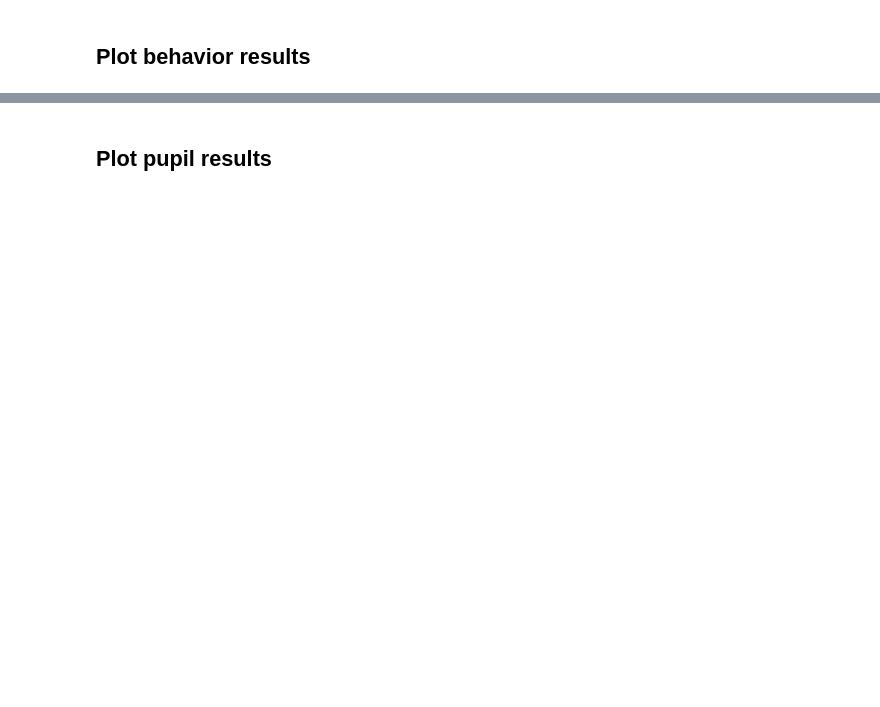
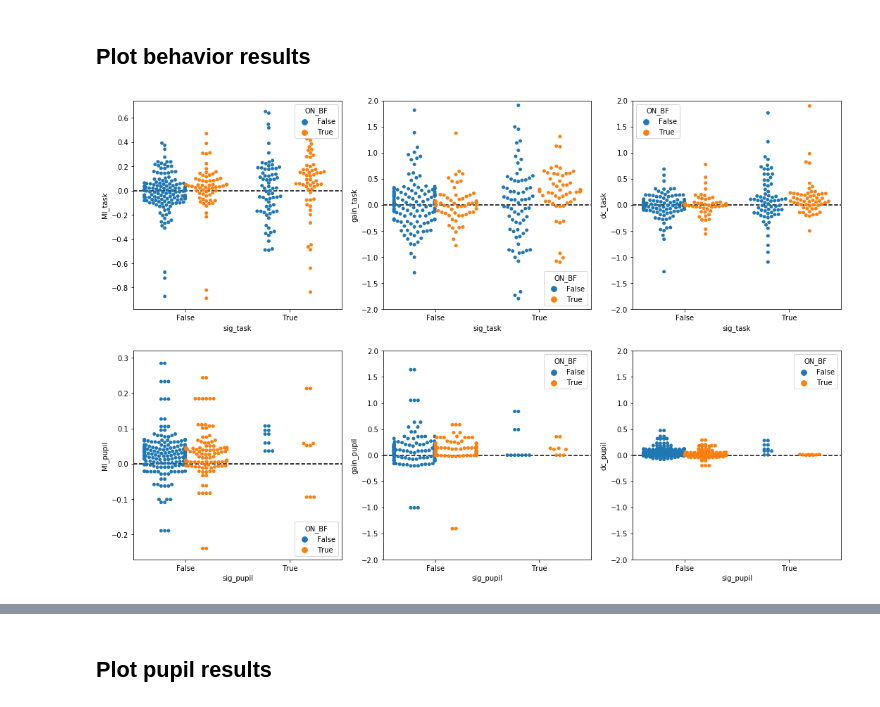
Before and after one commit to crheller/pup_beh_nbs, a Jupyter notebook: batch_307_309_new_sdexp.ipynb, the cells around one changed output, grey strips where cells are left out. Drawn from its saved outputs; the diff is of its cells as text; code cells hidden in the pictures; blank space fills up the shorter version.

```diff
--- a/batch_307_309_new_sdexp.ipynb
+++ b/batch_307_309_new_sdexp.ipynb
@@ -110,5 +111,42 @@ df.head()
 # %% [markdown]
 ## Plot behavior results
+# %%
+fix_ylims = True
+
+f, ax = plt.subplots(2, 3, figsize=(18, 12))
+
+# BEHAVIOR results
+# MI
+sns.swarmplot(x='sig_task', y='MI_task', hue='ON_BF', data=df, dodge=True, ax=ax[0, 0])
+ax[0, 0].axhline(0, linestyle='--', color='k')
+
+# Gain
+sns.swarmplot(x='sig_task', y='gain_task', hue='ON_BF', data=df, dodge=True, ax=ax[0, 1])
+ax[0, 1].axhline(0, linestyle='--', color='k')
+
+# DC
+sns.swarmplot(x='sig_task', y='dc_task', hue='ON_BF', data=df, dodge=True, ax=ax[0, 2])
+ax[0, 2].axhline(0, linestyle='--', color='k')
+
+
+# PUPIL results
+# MI
+sns.swarmplot(x='sig_pupil', y='MI_pupil', hue='ON_BF', data=df, dodge=True, ax=ax[1, 0])
+ax[1, 0].axhline(0, linestyle='--', color='k')
+
+# Gain
+sns.swarmplot(x='sig_pupil', y='gain_pupil', hue='ON_BF', data=df, dodge=True, ax=ax[1, 1])
+ax[1, 1].axhline(0, linestyle='--', color='k')
+
+# DC
+sns.swarmplot(x='sig_pupil', y='dc_pupil', hue='ON_BF', data=df, dodge=True, ax=ax[1, 2])
+ax[1, 2].axhline(0, linestyle='--', color='k')
+
+if fix_ylims:
+    for a in [ax[0, 1], ax[0, 2], ax[1, 1], ax[1, 2]]:
+        a.set_ylim((-2, 2))
+# %% [output]
+[figure, added]
 # %%
 f, ax = plt.subplots(1, 3, figsize=(15, 5))
 
```
Also changed, not shown: parts of 8 cells of this notebook.
